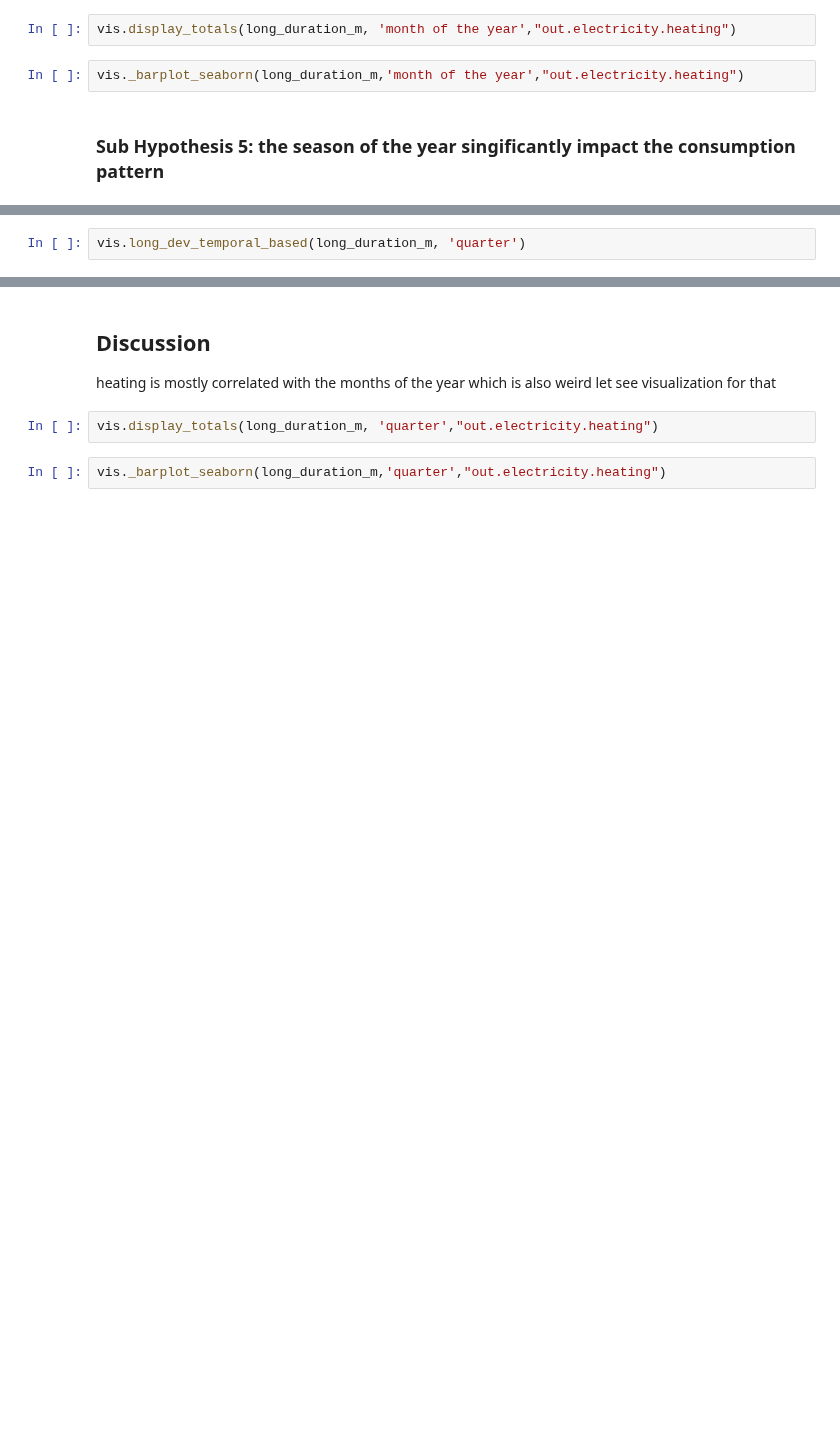
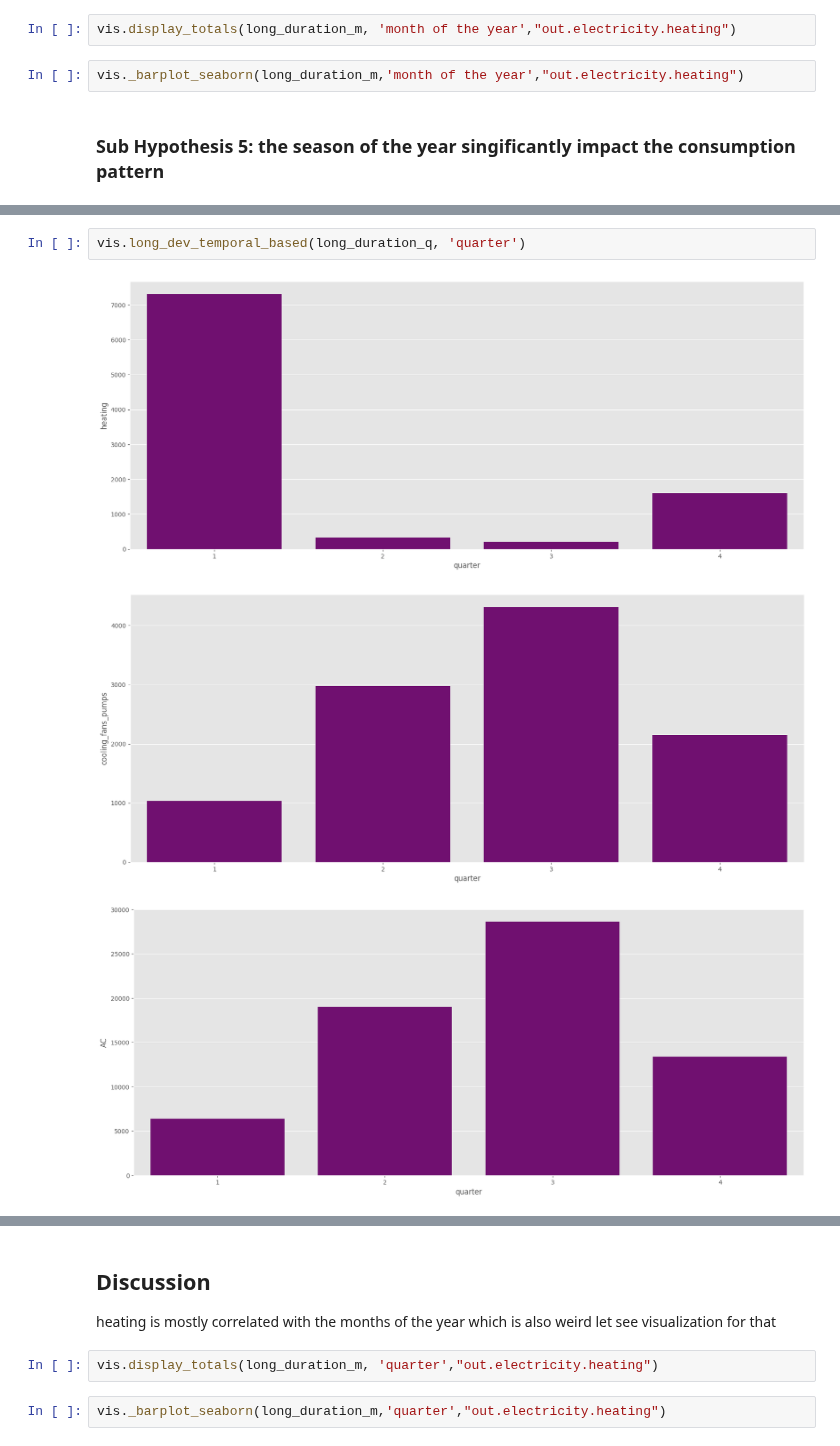
Before and after one commit to 1nuc/load-profile-decomposition, a Jupyter notebook: src/Customer_analysis/run.ipynb, the cells around one changed output, grey strips where cells are left out. Drawn from its saved outputs; the diff is of its cells as text; blank space fills up the shorter version.

```diff
--- a/src/Customer_analysis/run.ipynb
+++ b/src/Customer_analysis/run.ipynb
@@ -390,2 +369,6 @@ vis.display_totals(long_duration_m,'quarter','out.electricity.AC')
 # %%
-vis.long_dev_temporal_based(long_duration_m, 'quarter')
+vis.long_dev_temporal_based(long_duration_q, 'quarter')
+# %% [output]
+[figure, added]
+[figure, added]
+[figure, added]
```
Also changed, not shown: parts of 12 cells of this notebook.
